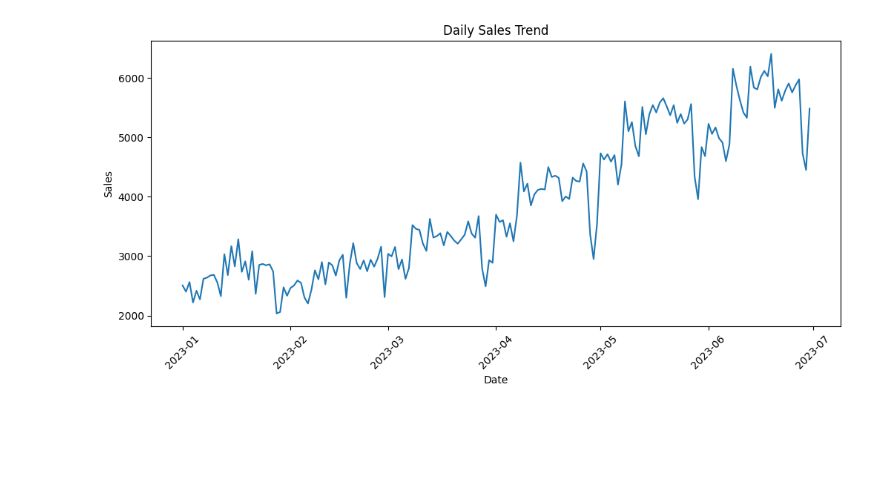
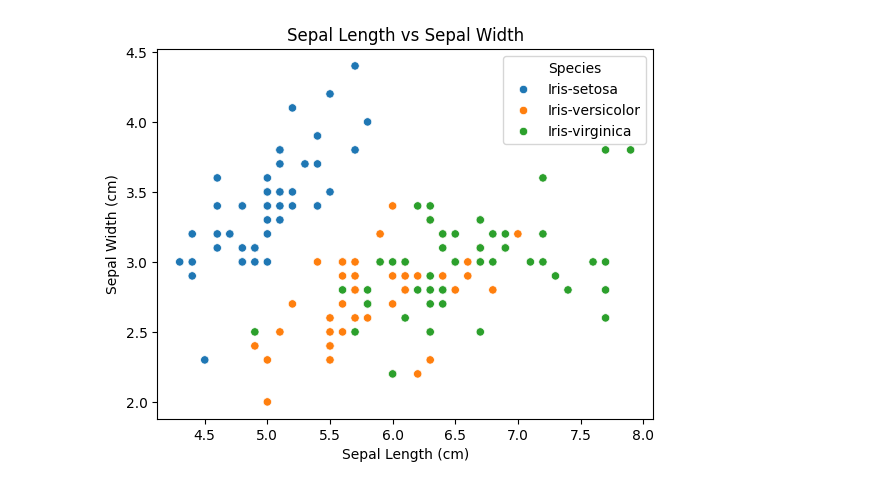
Before and after one commit to os1187/EDA-E1-26-27, a Jupyter notebook: Assessment_6_25BAI0058.ipynb, the cells around one changed output. Cells and saved outputs as stored; diff of their text form; code cells hidden in the pictures; blank space fills up the shorter version.

```diff
--- a/Assessment_6_25BAI0058.ipynb
+++ b/Assessment_6_25BAI0058.ipynb
@@ -218,14 +101,14 @@ plt.show()
-# %%
-df["transaction_date"] = pd.to_datetime(df["transaction_date"])
-
-daily_sales = df.groupby("transaction_date")["sales"].sum()
-
-plt.figure(figsize=(12, 5))
-plt.plot(daily_sales.index, daily_sales.values)
-plt.title("Daily Sales Trend")
-plt.xlabel("Date")
-plt.ylabel("Sales")
-plt.xticks(rotation=45)
-plt.show()
-# %% [output]
-[figure, removed]
+# %%
+sns.scatterplot(
+    x="SepalLengthCm",
+    y="SepalWidthCm",
+    hue="Species",
+    data=df
+)
+
+plt.title("Sepal Length vs Sepal Width")
+plt.xlabel("Sepal Length (cm)")
+plt.ylabel("Sepal Width (cm)")
+plt.show()
+# %% [output]
+[figure, added]
```
Also changed, not shown: parts of 25 cells of this notebook.
